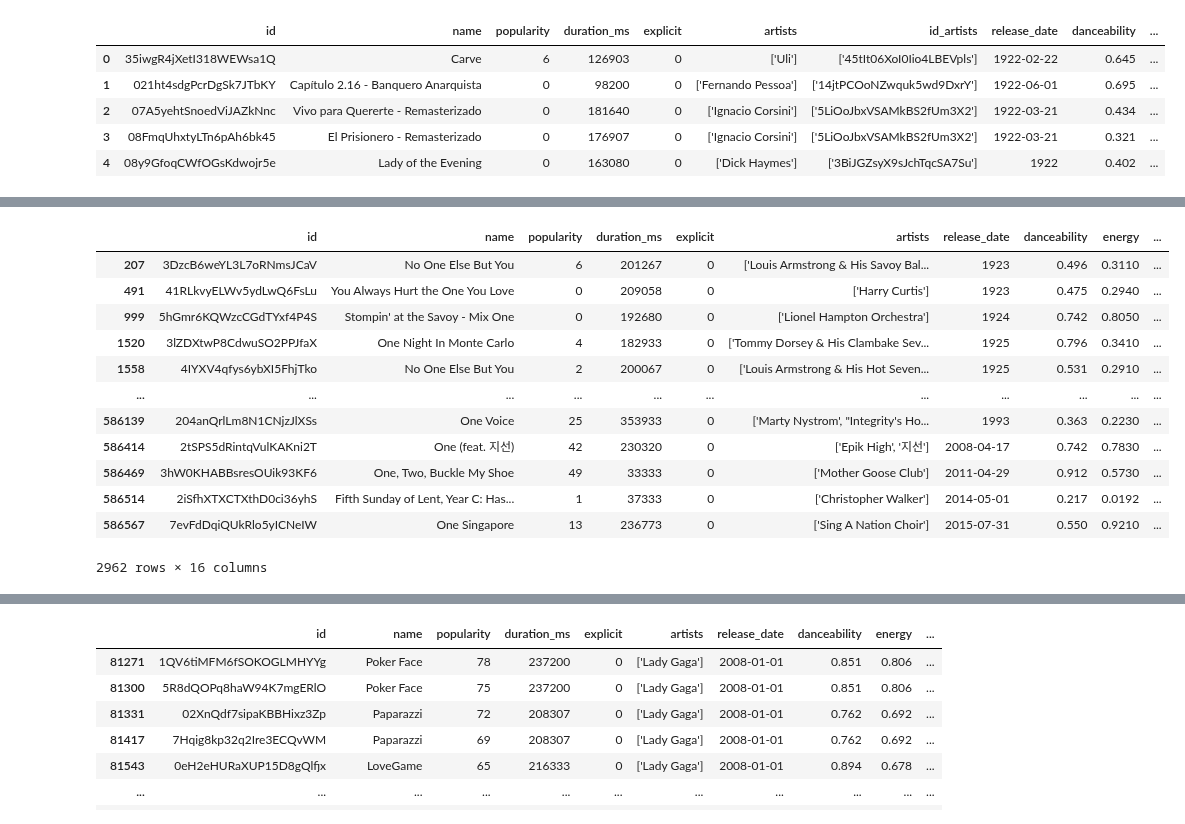
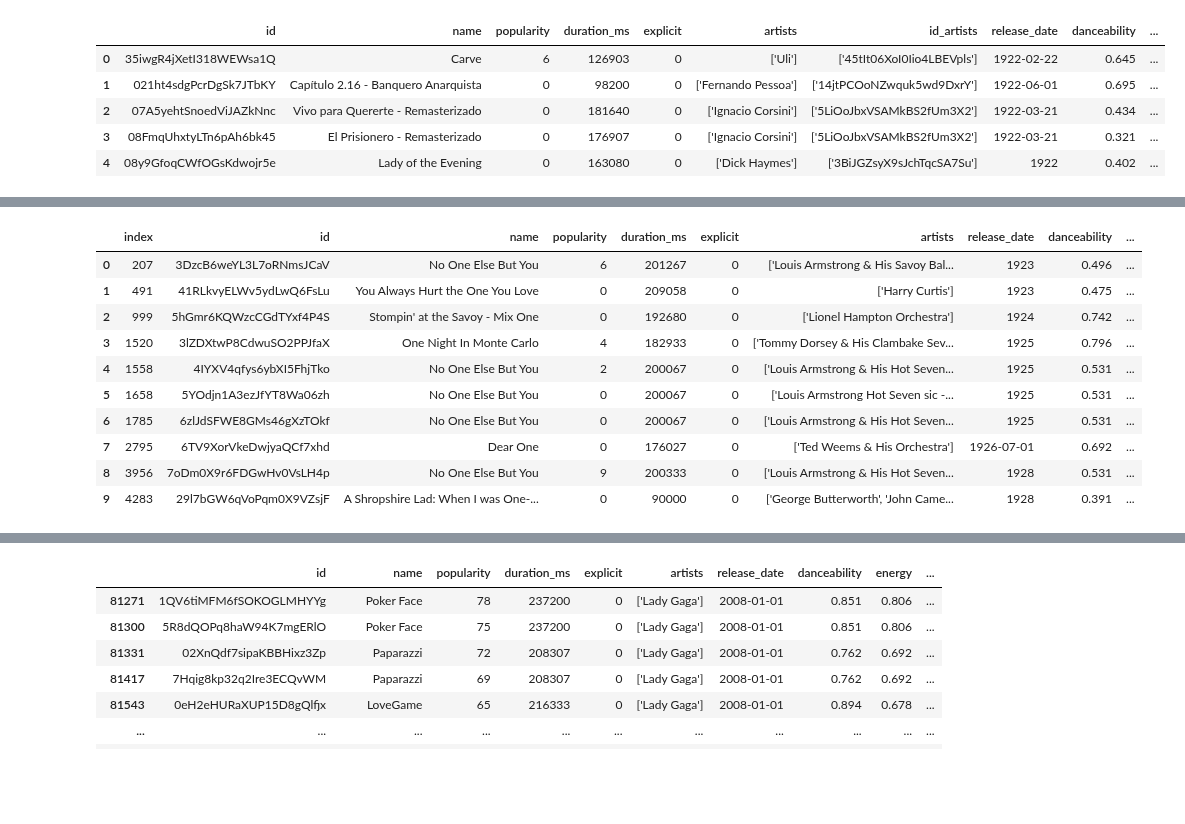
Before and after one commit to l1987deterding/Spotify-Popularity-Project, a Jupyter notebook: building_loops.ipynb, the cells around one changed output, grey strips where cells are left out. Cells and saved outputs as stored; diff of their text form; code cells hidden in the pictures; blank space fills up the shorter version.

```diff
--- a/building_loops.ipynb
+++ b/building_loops.ipynb
@@ -58,20 +57,18 @@ Number of lines in original set = 586601
 # %%
 # smaller dataframe that might help figure out loops
 # 2962 rows
 # different artists & different song titles -- but should have duplicates of both
-contains_one_df = clean_df.loc[clean_df['name'].str.contains('One')]
-contails_one_df
+contains_one_df = clean_df.loc[clean_df['name'].str.contains('One')].reset_index()
+contains_one_df.head(10)
 # %% [output]
-|  | id | name | popularity | duration_ms | explicit | artists | release_date | danceability | energy | ... |
-| 207 | 3DzcB6weYL3L7oRNmsJCaV | No One Else But You | 6 | 201267 | 0 | ['Louis Armstrong & His Savoy Bal... | 1923 | 0.496 | 0.3110 | ... |
-| 491 | 41RLkvyELWv5ydLwQ6FsLu | You Always Hurt the One You Love | 0 | 209058 | 0 | ['Harry Curtis'] | 1923 | 0.475 | 0.2940 | ... |
-| 999 | 5hGmr6KQWzcCGdTYxf4P4S | Stompin' at the Savoy - Mix One | 0 | 192680 | 0 | ['Lionel Hampton Orchestra'] | 1924 | 0.742 | 0.8050 | ... |
-| 1520 | 3lZDXtwP8CdwuSO2PPJfaX | One Night In Monte Carlo | 4 | 182933 | 0 | ['Tommy Dorsey & His Clambake Sev... | 1925 | 0.796 | 0.3410 | ... |
-| 1558 | 4IYXV4qfys6ybXI5FhjTko | No One Else But You | 2 | 200067 | 0 | ['Louis Armstrong & His Hot Seven... | 1925 | 0.531 | 0.2910 | ... |
-| ... | ... | ... | ... | ... | ... | ... | ... | ... | ... | ... |
-| 586139 | 204anQrlLm8N1CNjzJlXSs | One Voice | 25 | 353933 | 0 | ['Marty Nystrom', "Integrity's Ho... | 1993 | 0.363 | 0.2230 | ... |
-| 586414 | 2tSPS5dRintqVulKAKni2T | One (feat. 지선) | 42 | 230320 | 0 | ['Epik High', '지선'] | 2008-04-17 | 0.742 | 0.7830 | ... |
-| 586469 | 3hW0KHABBsresOUik93KF6 | One, Two, Buckle My Shoe | 49 | 33333 | 0 | ['Mother Goose Club'] | 2011-04-29 | 0.912 | 0.5730 | ... |
-| 586514 | 2iSfhXTXCTXthD0ci36yhS | Fifth Sunday of Lent, Year C: Has... | 1 | 37333 | 0 | ['Christopher Walker'] | 2014-05-01 | 0.217 | 0.0192 | ... |
-| 586567 | 7evFdDqiQUkRlo5yICNeIW | One Singapore | 13 | 236773 | 0 | ['Sing A Nation Choir'] | 2015-07-31 | 0.550 | 0.9210 | ... |
+|  | index | id | name | popularity | duration_ms | explicit | artists | release_date | danceability | ... |
+| 0 | 207 | 3DzcB6weYL3L7oRNmsJCaV | No One Else But You | 6 | 201267 | 0 | ['Louis Armstrong & His Savoy Bal... | 1923 | 0.496 | ... |
+| 1 | 491 | 41RLkvyELWv5ydLwQ6FsLu | You Always Hurt the One You Love | 0 | 209058 | 0 | ['Harry Curtis'] | 1923 | 0.475 | ... |
+| 2 | 999 | 5hGmr6KQWzcCGdTYxf4P4S | Stompin' at the Savoy - Mix One | 0 | 192680 | 0 | ['Lionel Hampton Orchestra'] | 1924 | 0.742 | ... |
+| 3 | 1520 | 3lZDXtwP8CdwuSO2PPJfaX | One Night In Monte Carlo | 4 | 182933 | 0 | ['Tommy Dorsey & His Clambake Sev... | 1925 | 0.796 | ... |
+| 4 | 1558 | 4IYXV4qfys6ybXI5FhjTko | No One Else But You | 2 | 200067 | 0 | ['Louis Armstrong & His Hot Seven... | 1925 | 0.531 | ... |
+| 5 | 1658 | 5YOdjn1A3ezJfYT8Wa06zh | No One Else But You | 0 | 200067 | 0 | ['Louis Armstrong Hot Seven sic -... | 1925 | 0.531 | ... |
+| 6 | 1785 | 6zlJdSFWE8GMs46gXzTOkf | No One Else But You | 0 | 200067 | 0 | ['Louis Armstrong & His Hot Seven... | 1925 | 0.531 | ... |
+| 7 | 2795 | 6TV9XorVkeDwjyaQCf7xhd | Dear One | 0 | 176027 | 0 | ['Ted Weems & His Orchestra'] | 1926-07-01 | 0.692 | ... |
+| 8 | 3956 | 7oDm0X9r6FDGwHv0VsLH4p | No One Else But You | 9 | 200333 | 0 | ['Louis Armstrong & His Hot Seven... | 1928 | 0.531 | ... |
+| 9 | 4283 | 29l7bGW6qVoPqm0X9VZsjF | A Shropshire Lad: When I was One-... | 0 | 90000 | 0 | ['George Butterworth', 'John Came... | 1928 | 0.391 | ... |
-2962 rows × 16 columns
```
Also changed, not shown: parts of 18 cells of this notebook.
